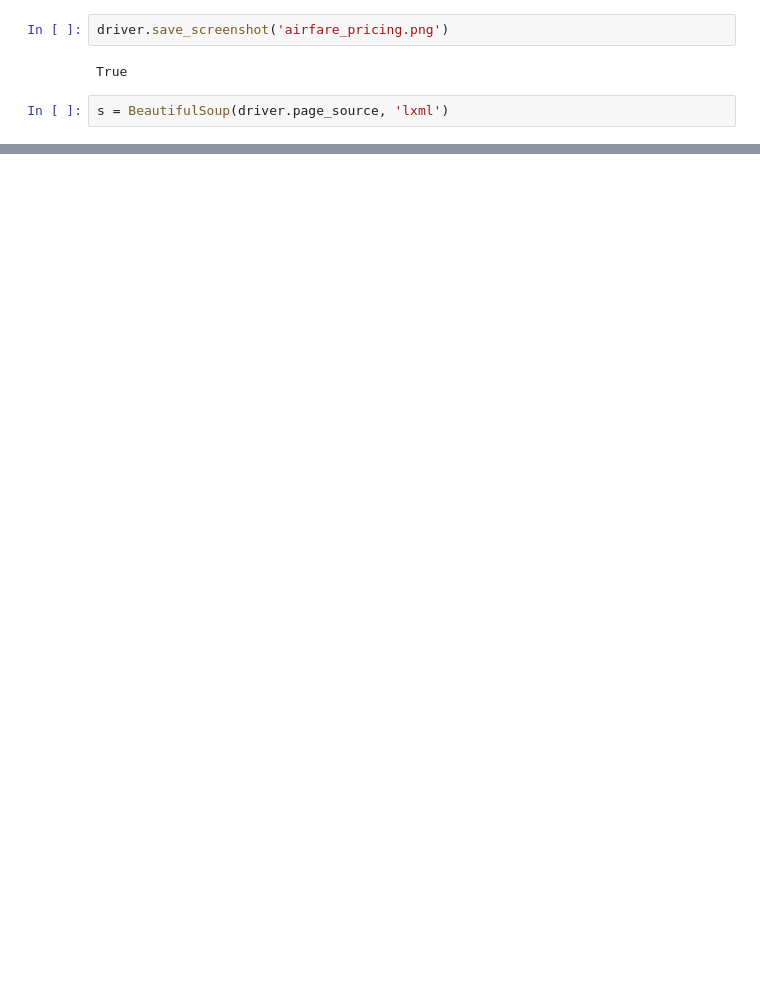
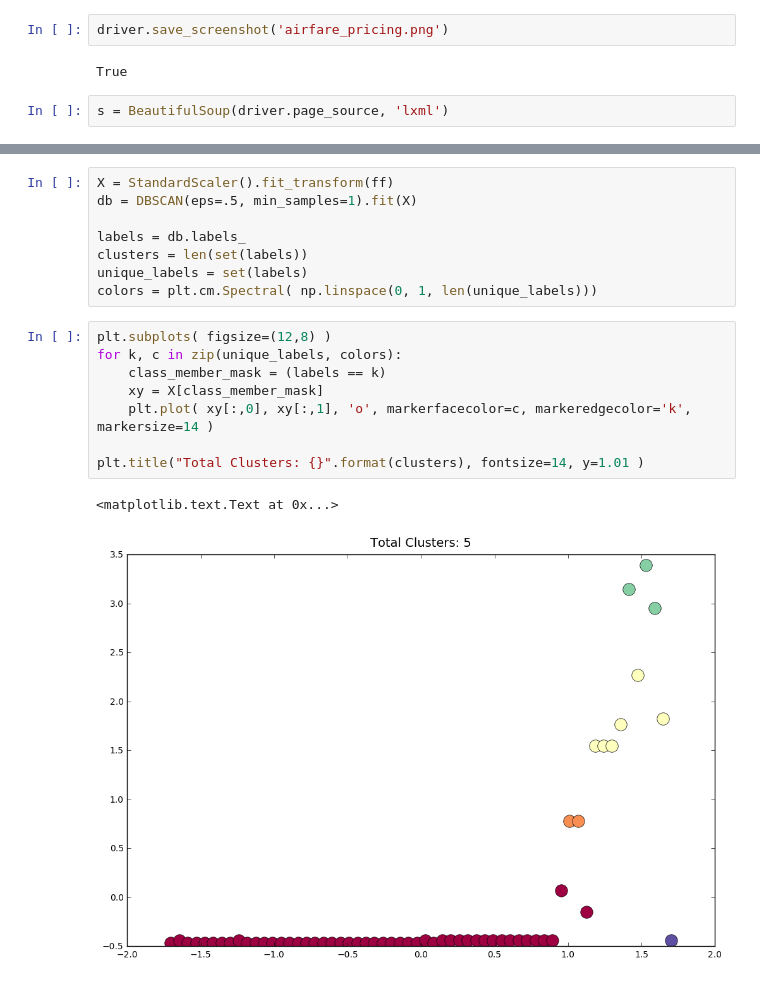
Before and after one commit to alymenbr/python_ml, a Jupyter notebook: airfare_pricing.ipynb, the cells around one changed output, grey strips where cells are left out. Saved outputs shown, nothing was run; the diff lists cells and outputs as text; blank space fills up the shorter version.

```diff
--- a/airfare_pricing.ipynb
+++ b/airfare_pricing.ipynb
@@ -35,0 +74,19 @@ best_prices
+# %%
+X = StandardScaler().fit_transform(ff)
+db = DBSCAN(eps=.5, min_samples=1).fit(X)
+
+labels = db.labels_
+clusters = len(set(labels))
+unique_labels = set(labels)
+colors = plt.cm.Spectral( np.linspace(0, 1, len(unique_labels)))
+# %%
+plt.subplots( figsize=(12,8) )
+for k, c in zip(unique_labels, colors):
+    class_member_mask = (labels == k)
+    xy = X[class_member_mask]
+    plt.plot( xy[:,0], xy[:,1], 'o', markerfacecolor=c, markeredgecolor='k', markersize=14 )
+
+plt.title("Total Clusters: {}".format(clusters), fontsize=14, y=1.01 )
+# %% [output]
+<matplotlib.text.Text at 0x...>
+[figure, added]
```
Also changed, not shown: parts of 13 cells of this notebook, 2 other files.
